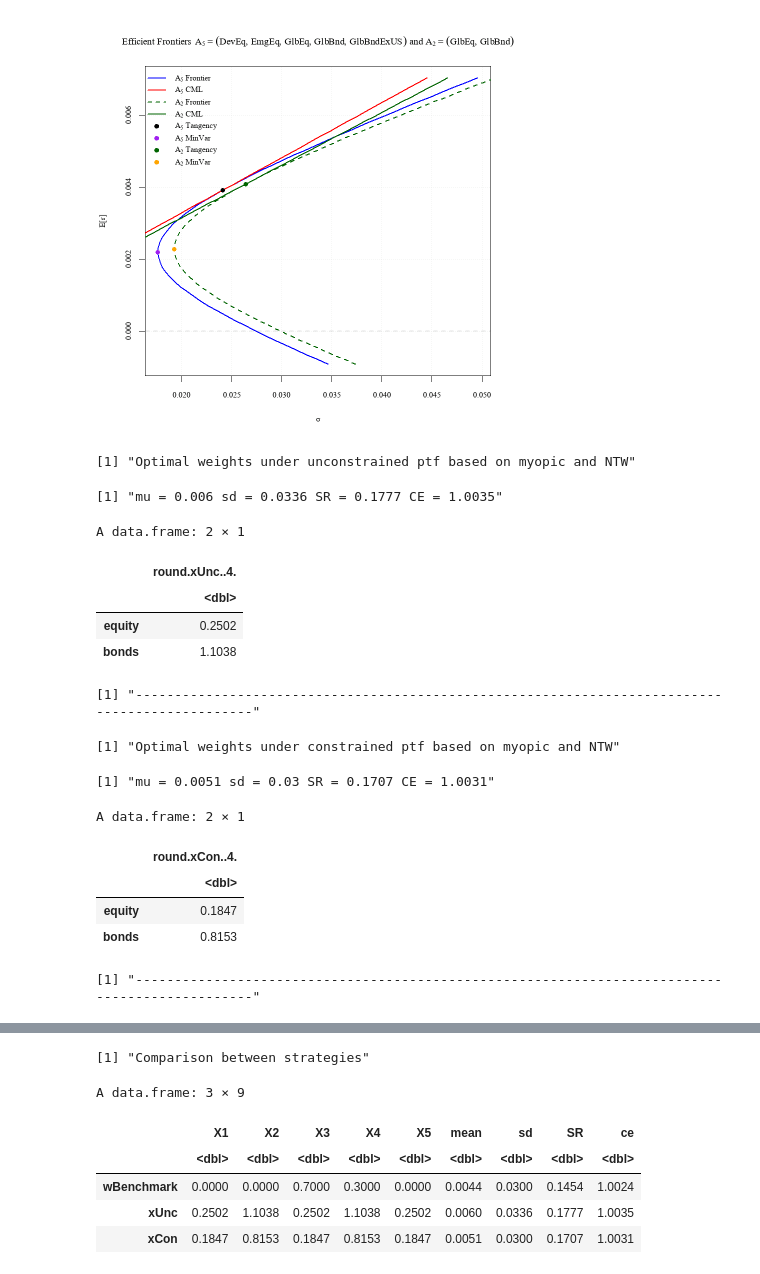
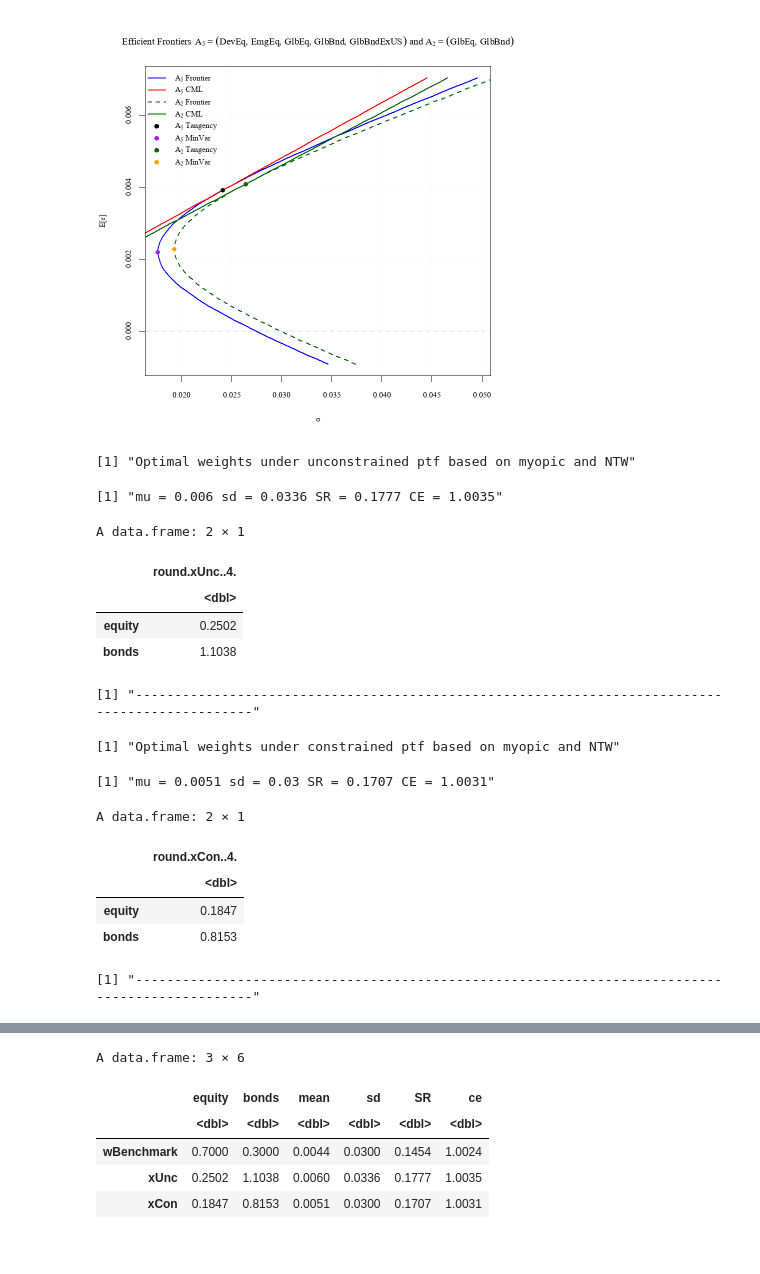
Before and after one commit to S2310053/GRA6560, a Jupyter notebook: main_code.ipynb, the cells around one changed output, grey strips where cells are left out. Cells and saved outputs as stored; diff of their text form; code cells hidden in the pictures.

```diff
--- a/main_code.ipynb
+++ b/main_code.ipynb
@@ -750,6 +750,7 @@ data.frame(round(xCon, 4), row.names = c("equity", "bonds"))
 paste("-----------------------------------------------------------------------------------------------")
 
 # Compare strategies
+wBenchmark <- c(equity = wBenchmark[3], bonds = wBenchmark[4])
 t <- data.frame(rbind(wBenchmark, xUnc, xCon), mean = c(muBenchmark, muUnc, muCon),
                sd = c(sdBenchmark, sdUnc, sdCon), SR = c(sharpeRatioBenchmark, sharpeRatioUnc, sharpeRatioCon),
                ce = c(ceBenchmark, ceUnc, ceCon)
@@ -778,7 +778,6 @@ Warning message in rbind(wBenchmark, xUnc, xCon):
-[1] "Comparison between strategies"
+A data.frame: 3 × 6
-A data.frame: 3 × 9
-|  | X1 | X2 | X3 | X4 | X5 | mean | sd | SR | ce |
-|  | <dbl> | <dbl> | <dbl> | <dbl> | <dbl> | <dbl> | <dbl> | <dbl> | <dbl> |
-| wBenchmark | 0.0000 | 0.0000 | 0.7000 | 0.3000 | 0.0000 | 0.0044 | 0.0300 | 0.1454 | 1.0024 |
-| xUnc | 0.2502 | 1.1038 | 0.2502 | 1.1038 | 0.2502 | 0.0060 | 0.0336 | 0.1777 | 1.0035 |
-| xCon | 0.1847 | 0.8153 | 0.1847 | 0.8153 | 0.1847 | 0.0051 | 0.0300 | 0.1707 | 1.0031 |
+|  | equity | bonds | mean | sd | SR | ce |
+|  | <dbl> | <dbl> | <dbl> | <dbl> | <dbl> | <dbl> |
+| wBenchmark | 0.7000 | 0.3000 | 0.0044 | 0.0300 | 0.1454 | 1.0024 |
+| xUnc | 0.2502 | 1.1038 | 0.0060 | 0.0336 | 0.1777 | 1.0035 |
+| xCon | 0.1847 | 0.8153 | 0.0051 | 0.0300 | 0.1707 | 1.0031 |
```
Also changed, not shown: parts of 2 cells of this notebook.
